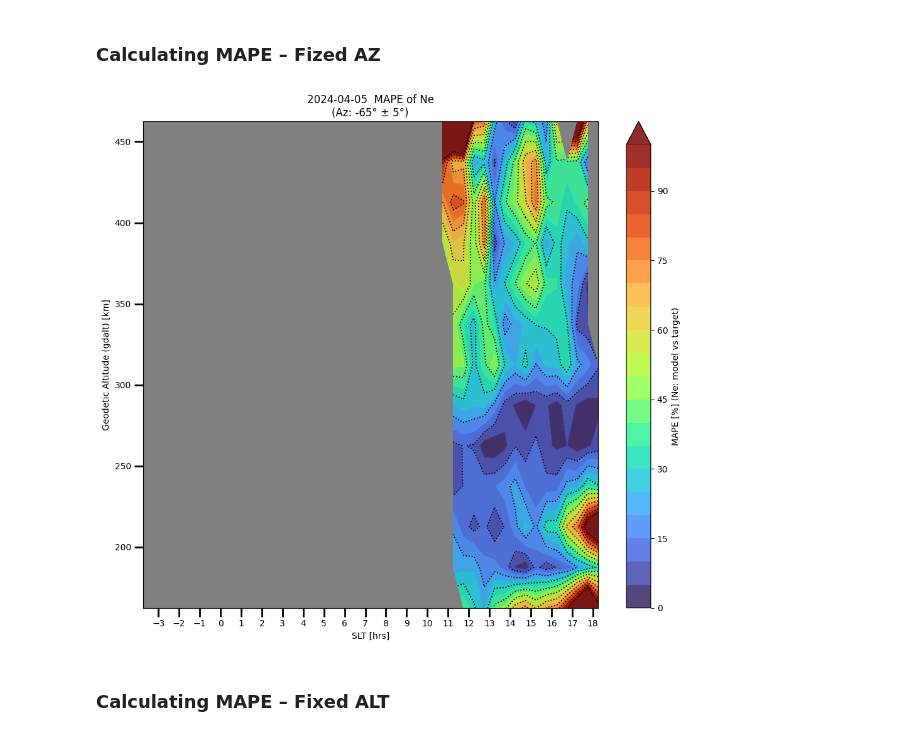
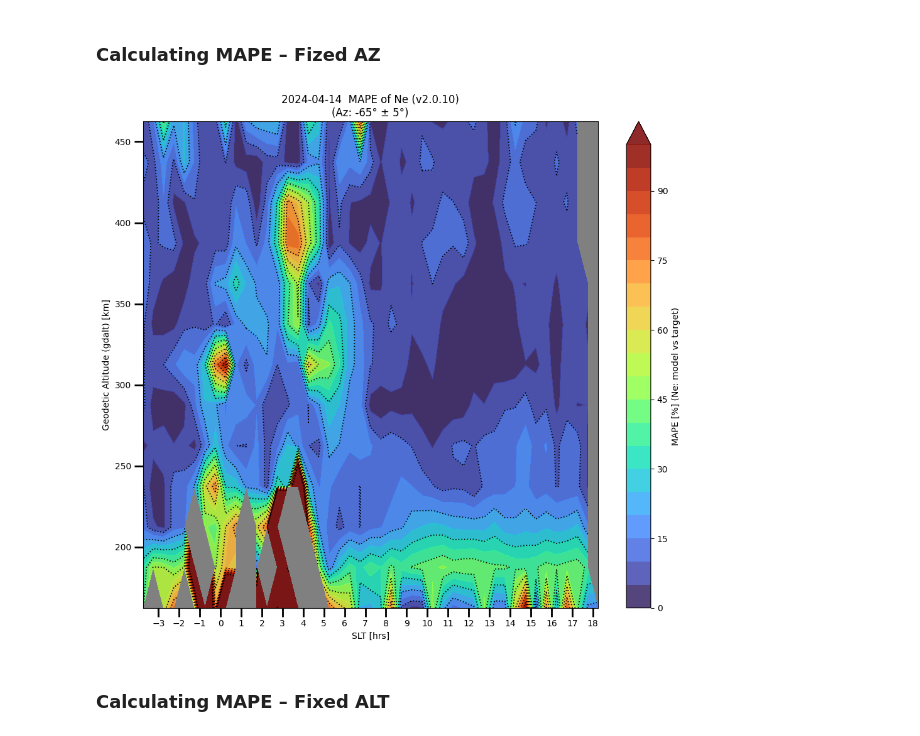
Before and after one commit to mcardonaserrano/MISA_pySLIME, a Jupyter notebook: MISA_pySLIME/notebooks/MISA_pySLIME_ETE_2.0.12.ipynb, the cells around one changed output. Cells and saved outputs as stored; diff of their text form; code cells hidden in the pictures.

```diff
--- a/MISA_pySLIME/notebooks/MISA_pySLIME_ETE_2.0.11.ipynb
+++ b/MISA_pySLIME/notebooks/MISA_pySLIME_ETE_2.0.12.ipynb
@@ -788,6 +741,6 @@ kp_mask = combined_inputs_df['kp_7hr_prior'] < 3 # elements where kp < 3
 
 # apply masks
 print(f'removing {len(dates_mask)} elements from dataset.')
-combined_inputs_df_train = combined_inputs_df.where(~dates_mask & kp_mask)).dropna() # drop test days
+combined_inputs_df_train = combined_inputs_df.where(~dates_mask & kp_mask).dropna() # drop test days
 combined_inputs_df_test = combined_inputs_df.where(dates_mask).dropna() # keep test days
 # %% [output]
@@ -949,6 +919,9 @@ BASE_DIR       = os.path.dirname('../')
 PROCESSED_DIR  = os.path.join(BASE_DIR, 'ancillary', 'processed_ncs')
 MASTER_GEO_PATH = os.path.join(PROCESSED_DIR, 'master_geo_ds_2.0.10.nc')
 master_geo_ds  = xr.load_dataset(MASTER_GEO_PATH,engine='netcdf4')
+
+MODEL_DIR      = os.path.join(BASE_DIR, 'model')
+ne_model_dict = np.load(os.path.join(MODEL_DIR, 'te_model_2_0_12.npy'), allow_pickle=True).item()
 
 # -- Precompute bidirectional interpolators between (az, alt) and (lat, lon) --
 GRID_PATH = os.path.join(PROCESSED_DIR, 'grid_ds_2.0.8.nc')
@@ -1071,6 +1044,8 @@ def query_model(az, alt, doy, slt, indices, bin_models, feature_order=None):
         for feat in feature_order:
             if feat == 'doy':
                 fv.append(doy_arr[i])
+                # fv.append(np.sin(2 * np.pi * doy_arr[i] / 365.25))
+                # fv.append(np.cos(2 * np.pi * doy_arr[i] / 365.25))
             elif feat == 'slt':
                 fv.append(slt_arr[i])
                 fv.append(np.sin(2 * np.pi * slt_arr[i] / 24))
@@ -1201,8 +1176,8 @@ def timestamp_to_decimal_hour(timestamp):
     utc_time = datetime.utcfromtimestamp(timestamp)
     return utc_time.hour + utc_time.minute / 60 + utc_time.second / 3600
 
-test_date = np.datetime64('2024-04-05') # define the test date
-test_xr = xr.open_dataset('/Users/mateo/Documents/dev/Haystack/AzimuthalScans/content/EclipseReport/mlh240405k.004.nc') # make sure to use the correct data product
+test_date = np.datetime64('2024-04-14') # define the test date
+test_xr = xr.open_dataset('/Users/mateo/Documents/dev/Haystack/AzimuthalScans/content/EclipseReport/mlh240414k.004.nc') # make sure to use the correct data product
 
 
 ### recorded data product processing
@@ -1293,7 +1268,7 @@ for i, alt in enumerate(tqdm(bins['alt'][:-1])):
         # Observations in this bin
         target_lats = alt_masked_xr.gdlat.where(slt_mask, drop=True).data.flatten()
         target_lons = alt_masked_xr.glon.where(slt_mask, drop=True).data.flatten()
-        y_true = alt_masked_xr['ne'].where(slt_mask, drop=True).data.flatten()
+        y_true = alt_masked_xr[target_variable].where(slt_mask, drop=True).data.flatten()
 
         if y_true.size == 0:
             # leave mape[i, j] as NaN
@@ -1313,7 +1288,7 @@ for i, alt in enumerate(tqdm(bins['alt'][:-1])):
             year=2024,
             input_coords='az_alt',
             time_ref='slt',
-            model_dict=bin_models,
+            model_dict=ne_model_dict,
             target_indices=geo_physical_features,
 
         )
@@ -1390,35 +1365,35 @@ if np.isfinite(mask_hatch).any():
     ax.contourf(
         X, Y, mask_hatch,
         levels=[100.0, np.nanmax(mask_hatch[np.isfinite(mask_hatch)])],
         colors='none',
         hatches=['////'],
         alpha=0
     )
 
 # Colorbar
 cbar = plt.colorbar(cs, ax=ax, label='MAPE [%] (Ne: model vs target)')
 
 # Labels & styling
 ax.set_xlabel('SLT [hrs]')
 ax.set_ylabel('Geodetic Altitude (gdalt) [km]')
 ax.set_facecolor('grey')
 
 # Title
-ax.set_title(f'{test_date}  MAPE of Ne\n(Az: {target_az}° ± {daz}°)')
+ax.set_title(f'{test_date}  MAPE of Ne (v2.0.10)\n(Az: {target_az}° ± {daz}°)')
 
 # X ticks are numeric hours (not dates)
 ax.set_xticks(np.arange(np.floor(slt_midpoints.min()),
                         np.ceil(slt_midpoints.max()) + 1, 1.0))
 ax.tick_params(length=10, width=2)
 
 # Limits
 ax.set_xlim(slt_midpoints[0], slt_midpoints[-1])
 ax.set_ylim(alt_midpoints[0], alt_midpoints[-1])
 
 plt.tight_layout()
 plt.show()
 # %% [output]
-[figure, old version]
+[figure, new version]
 # %% [markdown]
 ### Calculating MAPE – Fixed ALT
 # %%
```
Also changed, not shown: parts of 12 cells of this notebook, 11 other files.
